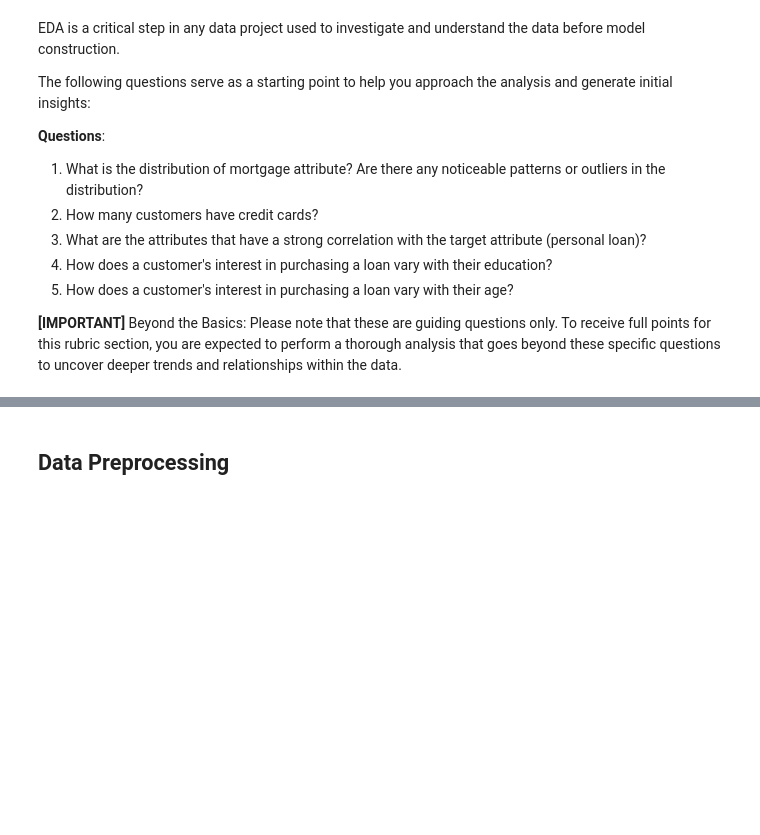
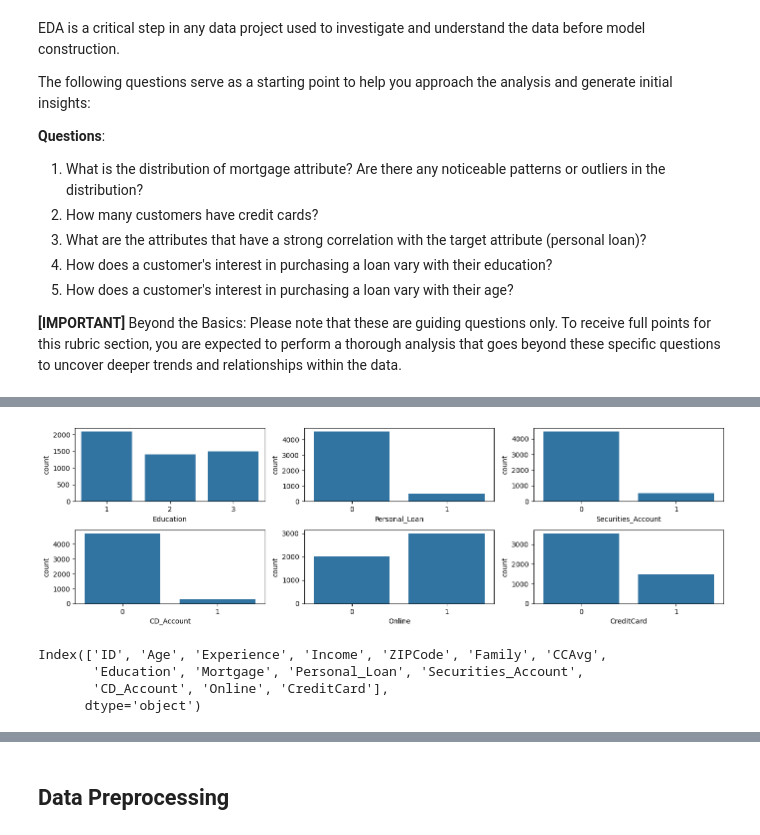
Before and after one commit to AkshayGovindaraj/GoogleColab, a Jupyter notebook: AIML_ML_Project_Full_Code_Notebookv1.ipynb, the cells around one changed output, grey strips where cells are left out. Saved outputs shown, nothing was run; the diff lists cells and outputs as text; code cells hidden in the pictures; blank space fills up the shorter version.

```diff
--- a/AIML_ML_Project_Full_Code_Notebookv1.ipynb
+++ b/AIML_ML_Project_Full_Code_Notebookv1.ipynb
@@ -111,0 +167,20 @@ The following questions serve as a starting point to help you approach the analy
+# %%
+# defining the figure size
+plt.figure(figsize=(14, 10))
+
+# plotting the histogram for each numerical feature
+for i, feature in enumerate(['Education', 'Personal_Loan', 'Securities_Account',
+       'CD_Account', 'Online', 'CreditCard']):
+    plt.subplot(5, 3, i+1)    # assign a subplot in the main plot
+    sns.countplot(data=data, x=feature)    # plot the histogram
+
+plt.tight_layout();   # to add spacing between plots
+# %% [output]
+[figure, added]
+# %%
+data.columns
+# %% [output]
+Index(['ID', 'Age', 'Experience', 'Income', 'ZIPCode', 'Family', 'CCAvg',
+       'Education', 'Mortgage', 'Personal_Loan', 'Securities_Account',
+       'CD_Account', 'Online', 'CreditCard'],
+      dtype='object')
```
Also changed, not shown: parts of 5 cells of this notebook.
